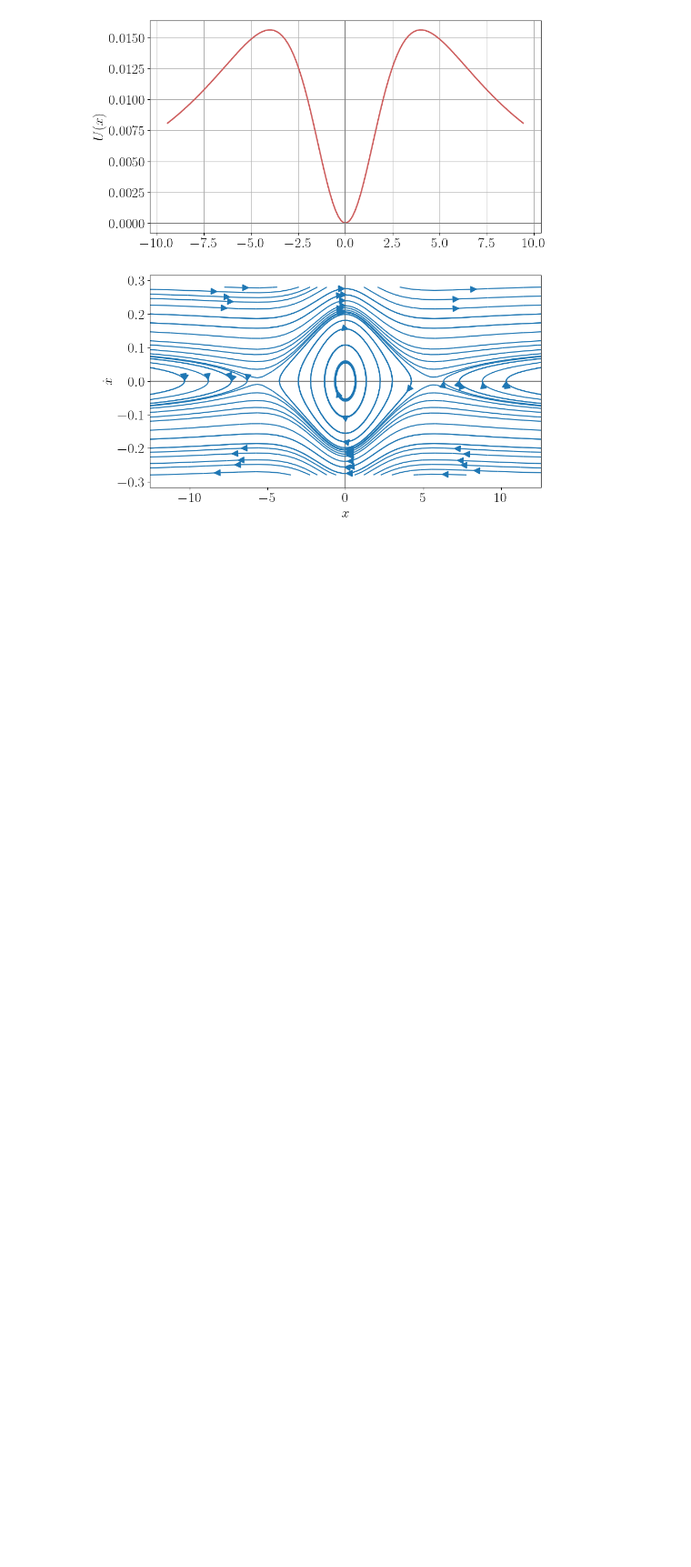
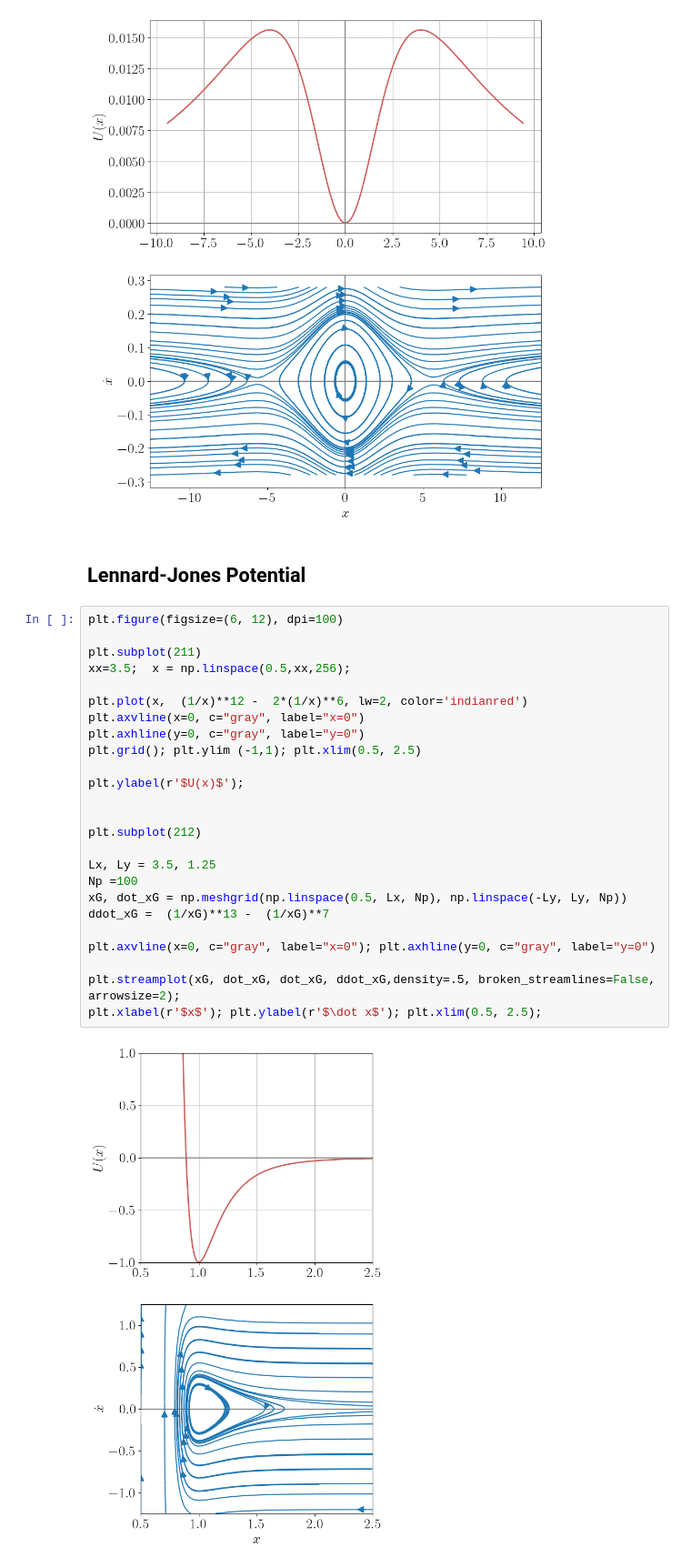
Before and after one commit to rajeshrinet/teaching, a Jupyter notebook: ex2-phasePortraits-streamplot.ipynb, the cells around one changed output. Shown at 91% size. Saved outputs shown, nothing was run; the diff lists cells and outputs as text; blank space fills up the shorter version.

```diff
--- a/ex2-phasePortraits-streamplot.ipynb
+++ b/ex2-phasePortraits-streamplot.ipynb
@@ -238,3 +238,32 @@ plt.streamplot(xG, dot_xG, dot_xG, ddot_xG,density=0.75, broken_streamlines=Fals
 plt.xlabel(r'$x$'); plt.ylabel(r'$\dot x$');
 # %% [output]
 [figure]
+# %% [markdown]
+## Lennard-Jones Potential
+# %%
+plt.figure(figsize=(6, 12), dpi=100)
+
+plt.subplot(211)
+xx=3.5;  x = np.linspace(0.5,xx,256);
+
+plt.plot(x,  (1/x)**12 -  2*(1/x)**6, lw=2, color='indianred')
+plt.axvline(x=0, c="gray", label="x=0")
+plt.axhline(y=0, c="gray", label="y=0")
+plt.grid(); plt.ylim (-1,1); plt.xlim(0.5, 2.5)
+
+plt.ylabel(r'$U(x)$');
+
+
+plt.subplot(212)
+
+Lx, Ly = 3.5, 1.25
+Np =100
+xG, dot_xG = np.meshgrid(np.linspace(0.5, Lx, Np), np.linspace(-Ly, Ly, Np))
+ddot_xG =  (1/xG)**13 -  (1/xG)**7
+
+plt.axvline(x=0, c="gray", label="x=0"); plt.axhline(y=0, c="gray", label="y=0")
+
+plt.streamplot(xG, dot_xG, dot_xG, ddot_xG,density=.5, broken_streamlines=False, arrowsize=2);
+plt.xlabel(r'$x$'); plt.ylabel(r'$\dot x$'); plt.xlim(0.5, 2.5);
+# %% [output]
+[figure, added]
```
Also changed, not shown: parts of 3 cells of this notebook.
